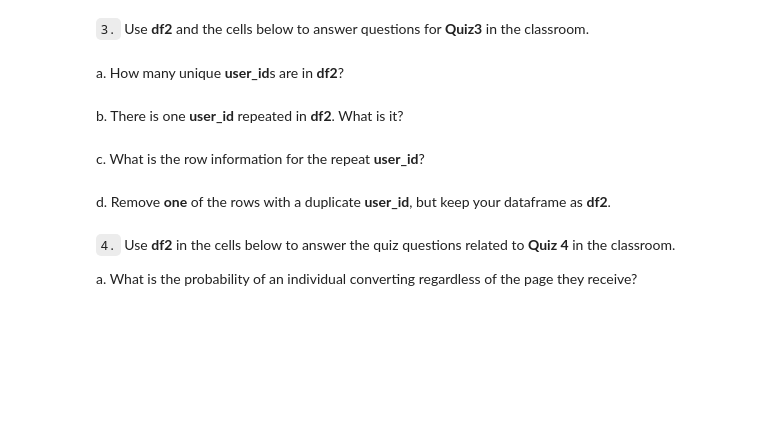
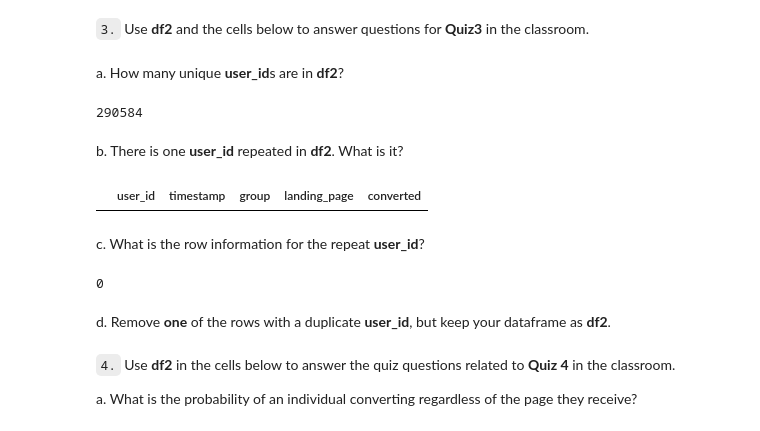
Before and after one commit to sjohnp2112/Analyze-A-B-Test, a Jupyter notebook: Analyze_ab_test_results_notebook.ipynb, the cells around one changed output. Saved outputs shown, nothing was run; the diff lists cells and outputs as text; code cells hidden in the pictures; blank space fills up the shorter version.

```diff
--- a/Analyze_ab_test_results_notebook.ipynb
+++ b/Analyze_ab_test_results_notebook.ipynb
@@ -112,9 +112,22 @@ TypeError: 'NoneType' object is not subscriptable
 `3.` Use **df2** and the cells below to answer questions for **Quiz3** in the classroom.
 # %% [markdown]
 a. How many unique **user_id**s are in **df2**?
+# %%
+df2['user_id'].nunique() #290584
+# %% [output]
+290584
 # %% [markdown]
 b. There is one **user_id** repeated in **df2**.  What is it?
+# %%
+userid_dup =df2[df2.duplicated(['user_id'], keep=False)]
+userid_dup #773192
+# %% [output]
+|  | user_id | timestamp | group | landing_page | converted |
 # %% [markdown]
 c. What is the row information for the repeat **user_id**?
+# %%
+userid_dup.shape[0] #two rows, 1899 and 2893.
+# %% [output]
+0
 # %% [markdown]
 d. Remove **one** of the rows with a duplicate **user_id**, but keep your dataframe as **df2**.
```
Also changed, not shown: parts of 17 cells of this notebook.
